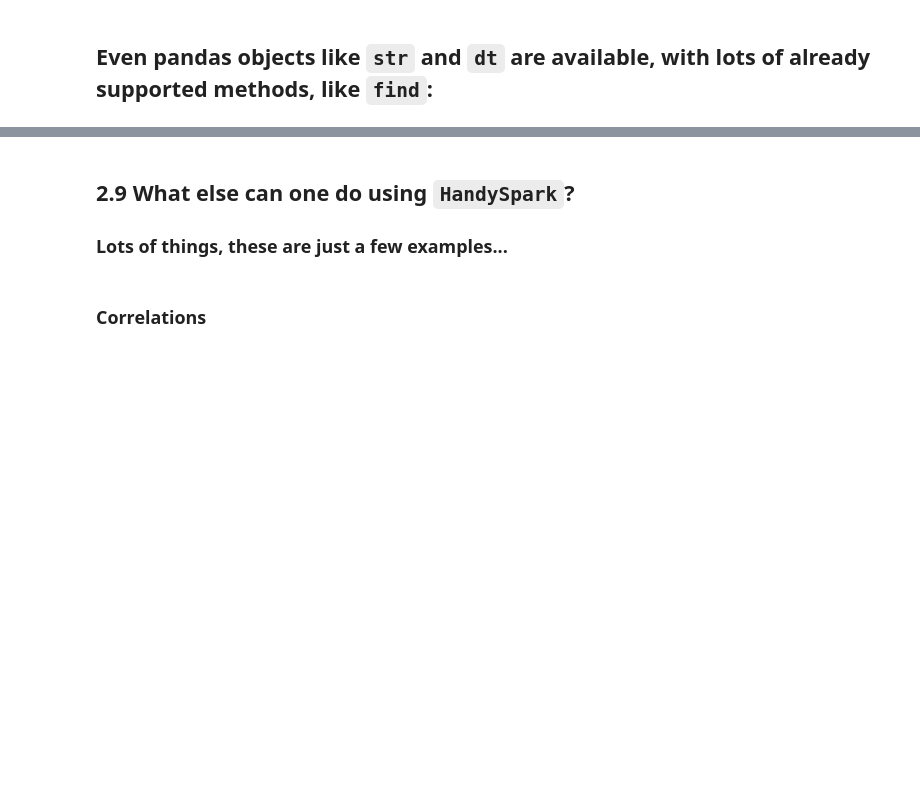
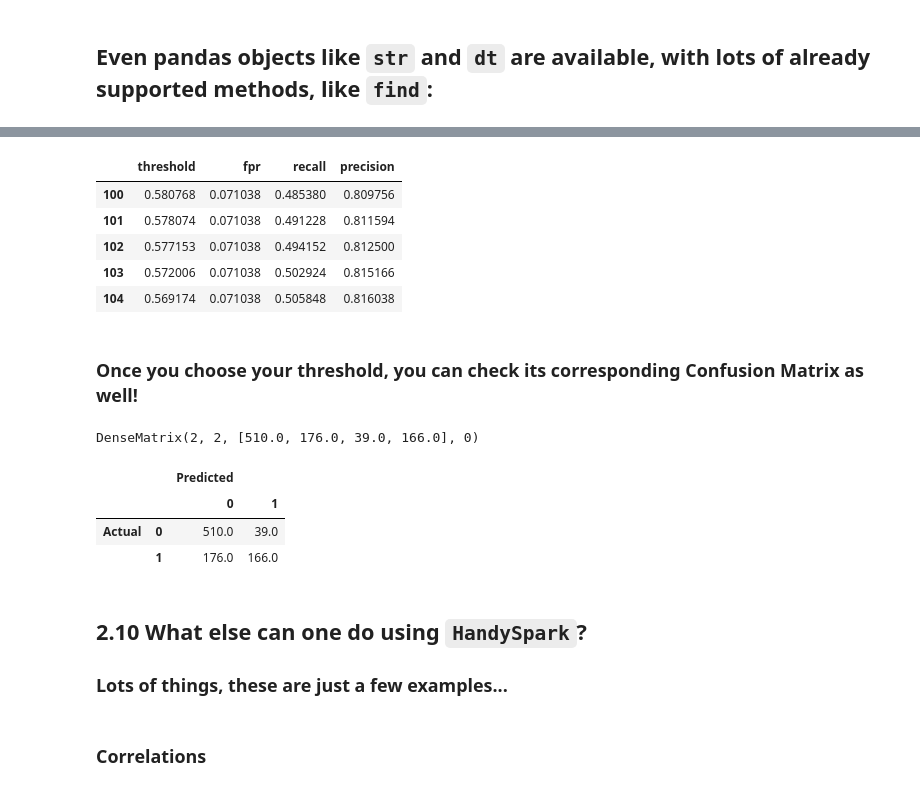
Before and after one commit to dvgodoy/handyspark, a Jupyter notebook: notebooks/Exploring_Titanic.ipynb, the cells around one changed output, grey strips where cells are left out. Saved outputs shown, nothing was run; the diff lists cells and outputs as text; code cells hidden in the pictures; blank space fills up the shorter version.

```diff
--- a/notebooks/Exploring_Titanic.ipynb
+++ b/notebooks/Exploring_Titanic.ipynb
@@ -348,5 +393,27 @@ hdf_fenced.assign(is_mrs=col_mrs > 0).cols[['Name', 'is_mrs']][:5]
+# %%
+bcm.getMetricsByThreshold().toPandas()[100:105]
+# %% [output]
+|  | threshold | fpr | recall | precision |
+| 100 | 0.580768 | 0.071038 | 0.485380 | 0.809756 |
+| 101 | 0.578074 | 0.071038 | 0.491228 | 0.811594 |
+| 102 | 0.577153 | 0.071038 | 0.494152 | 0.812500 |
+| 103 | 0.572006 | 0.071038 | 0.502924 | 0.815166 |
+| 104 | 0.569174 | 0.071038 | 0.505848 | 0.816038 |
+# %% [markdown]
+### Once you choose your threshold, you can check its corresponding Confusion Matrix as well!
+# %%
+bcm.confusionMatrix(.572006)
+# %% [output]
+DenseMatrix(2, 2, [510.0, 176.0, 39.0, 166.0], 0)
+# %%
+bcm.print_confusion_matrix(.572006)
+# %% [output]
+|  |  | Predicted |  |
+|  |  | 0 | 1 |
+| Actual | 0 | 510.0 | 39.0 |
+|  | 1 | 176.0 | 166.0 |
 # %% [markdown]
-## 2.9 What else can one do using `HandySpark`?
+## 2.10 What else can one do using `HandySpark`?
 
 ### Lots of things, these are just a few examples...
 # %% [markdown]
```
Also changed, not shown: parts of 29 cells of this notebook, 15 other files.
